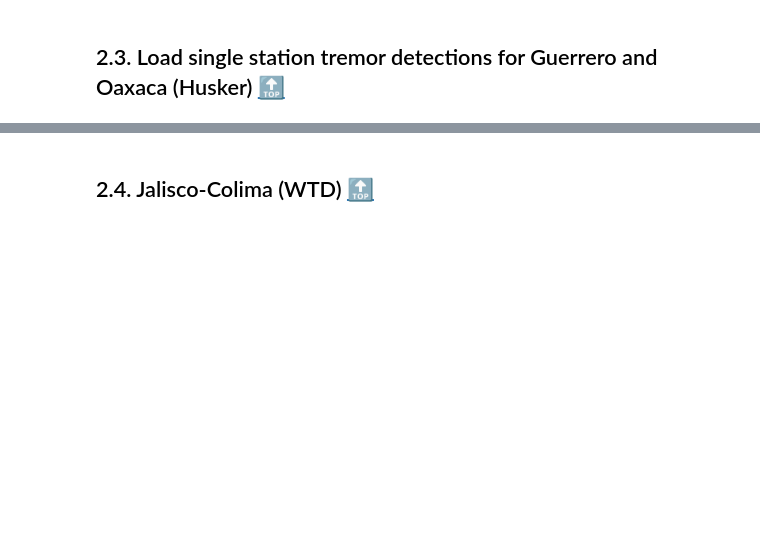
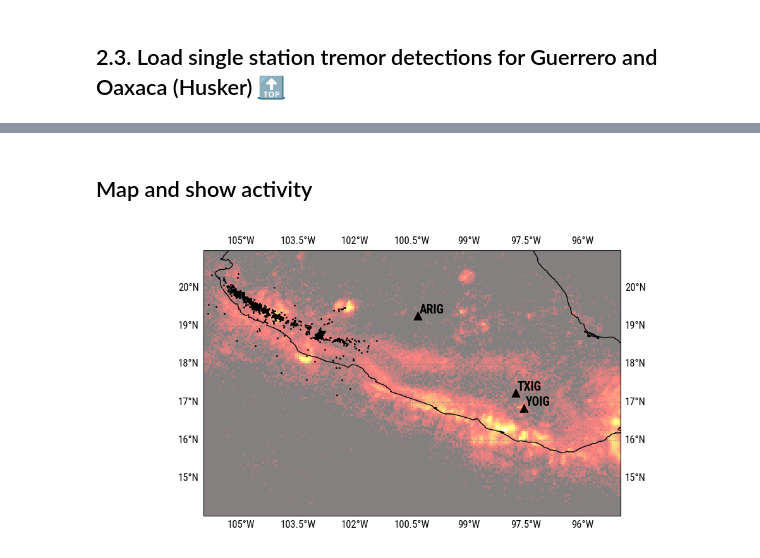
Before and after one commit to gfarge/tremor_v_eq, a Jupyter notebook: mexico_overview.ipynb, the cells around one changed output, grey strips where cells are left out. Saved outputs shown, nothing was run; the diff lists cells and outputs as text; code cells hidden in the pictures; blank space fills up the shorter version.

```diff
--- a/mexico_overview.ipynb
+++ b/mexico_overview.ipynb
@@ -81,31 +247,34 @@ print('{:d} tremor detections, spanning {:d}--{:d}'.format(wtd_jc.size, wtd_jc.d
+# %% [markdown]
+## Map and show activity
 # %%
 # Plot
-fig = plt.figure(figsize=(10, 10))
+fig = plt.figure(figsize=(10, 5))
 
 lon_bins = np.arange(eq.lon.min(), eq.lon.max(), .05)
 lat_bins = np.arange(eq.lat.min(), eq.lat.max(), .05)
 hist, _, _ = np.histogram2d(eq.lon[eq.date > np.datetime64('2010-01-01')], eq.lat[eq.date > np.datetime64('2010-01-01')], bins=[lon_bins, lat_bins])
 
 ax = fig.add_subplot(111, projection=ccrs.PlateCarree())
 ax.coastlines(resolution='10m')
-ax.set_extent([-104, -95, 14, 21])
+ax.set_extent([-106, -95, 14, 21])
 ax.imshow(np.log10(hist+1).T, origin='lower', extent=[lon_bins.min(), lon_bins.max(), lat_bins.min(), lat_bins.max()],
             transform=ccrs.PlateCarree(), cmap='hot', alpha=.5)
 
+ax.plot(wtd_jc.lon, wtd_jc.lat, 'o', color='k', markersize=1, transform=ccrs.PlateCarree(), label='Low-frequency earthquakes')
 
-ax.annotate('Oaxaca', [-97, 17], xytext=[0,0], textcoords='offset points', color='black', fontsize=14, fontweight='bold')
-ax.annotate('Guerrero', [-100, 18], xytext=[0,0], textcoords='offset points', color='black', fontsize=14, fontweight='bold')
-# ax.annotate('Oaxaca', [-97, 17], xytext=[0,0], textcoords='offset points', color='black', fontsize=14, fontweight='bold')
+for st in stats:
+    ax.plot(st['lon'], st['lat'], '^', color='k', mec=[0,0,0,0], markersize=10, transform=ccrs.PlateCarree())
+    ax.annotate(st['name'], [st['lon'], st['lat']], xytext=[2,2], textcoords='offset points', color='black', fontsize=14, fontweight='bold')
 
 # Add grid
 lon_formatter = LongitudeFormatter(zero_direction_label=True)
 lat_formatter = LatitudeFormatter()
 ax.xaxis.set_major_formatter(lon_formatter)
 ax.yaxis.set_major_formatter(lat_formatter)
 ax.gridlines(crs=ccrs.PlateCarree(), draw_labels=True, linewidth=1, color='gray', alpha=0.5, linestyle='--')
 
 
 plt.tight_layout()
 plt.show()
+# %% [output]
+[figure, added]
-# %% [markdown]
-## 2.4. <a id='toc2_4_'></a>Jalisco-Colima (WTD)  [&#128285;](#toc0_)
```
Also changed, not shown: parts of 10 cells of this notebook.
